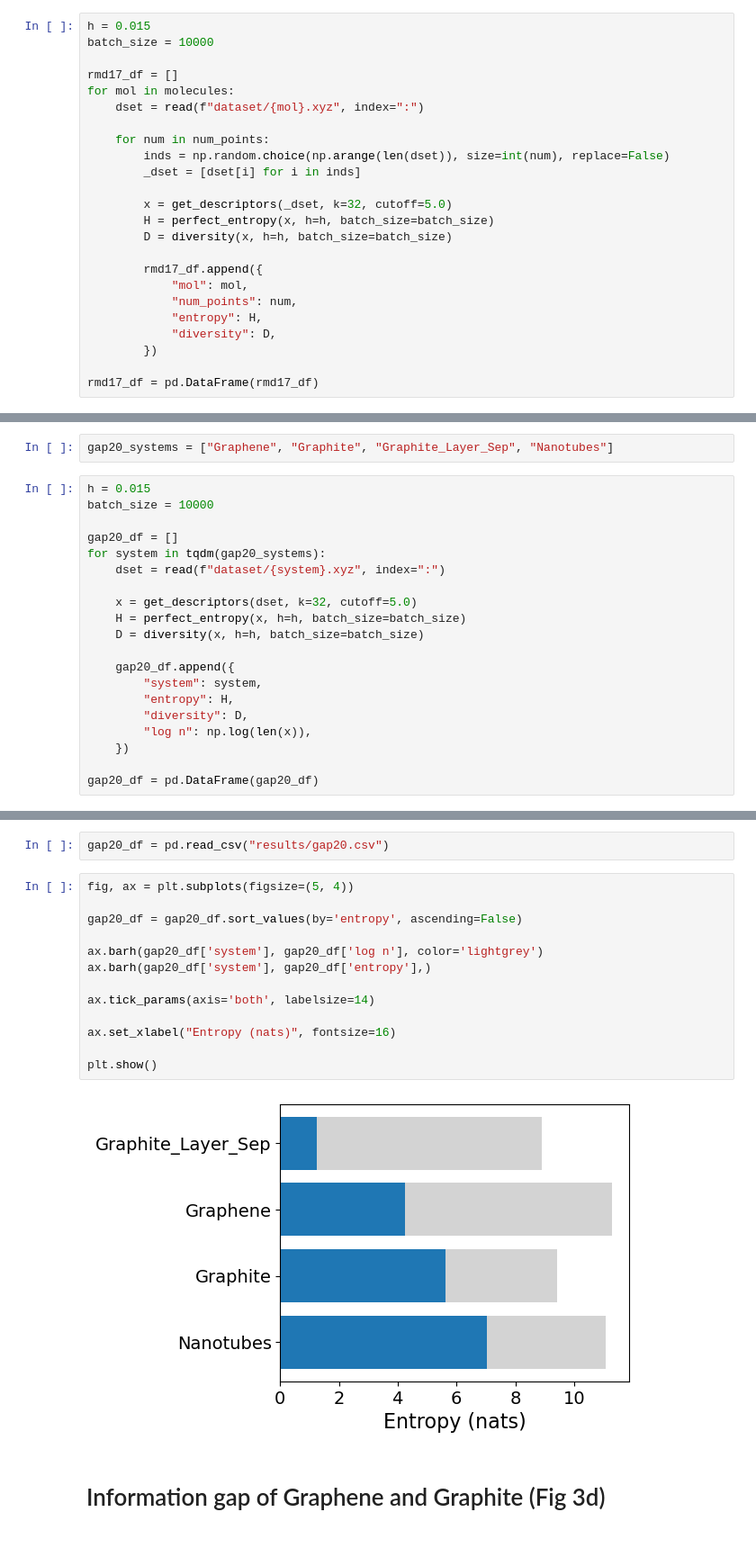
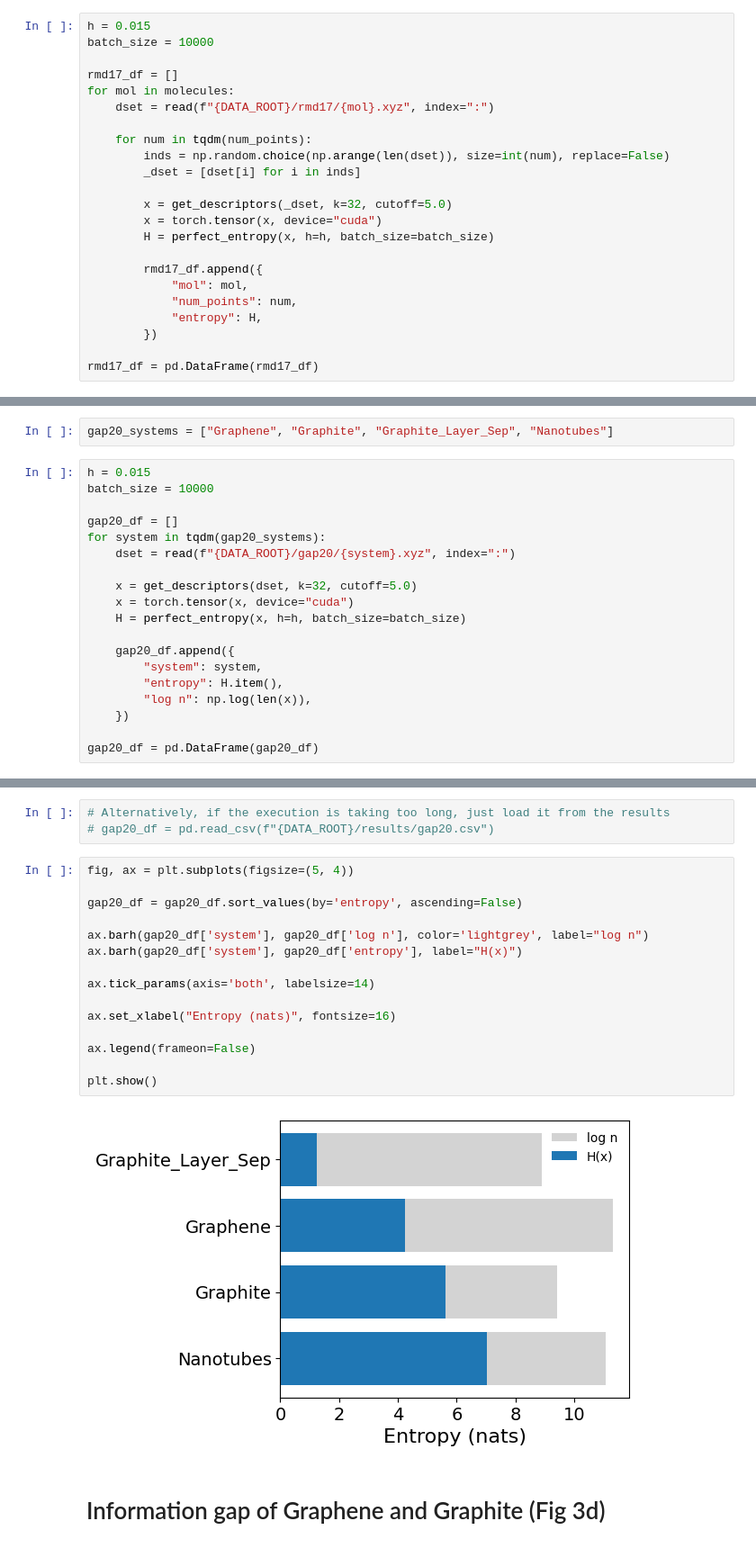
Before and after one commit to dskoda/2024-UChicago-AI-Science, a Jupyter notebook: Tutorial-Entropy-UChicago.ipynb, the cells around one changed output, grey strips where cells are left out. Shown at 90% size. Drawn from its saved outputs; the diff is of its cells as text.

```diff
--- a/Tutorial-Entropy-UChicago.ipynb
+++ b/Tutorial-Entropy-UChicago.ipynb
@@ -19,21 +51,20 @@ batch_size = 10000
 
 rmd17_df = []
 for mol in molecules:
-    dset = read(f"dataset/{mol}.xyz", index=":")
+    dset = read(f"{DATA_ROOT}/rmd17/{mol}.xyz", index=":")
 
-    for num in num_points:
+    for num in tqdm(num_points):
         inds = np.random.choice(np.arange(len(dset)), size=int(num), replace=False)
         _dset = [dset[i] for i in inds]
 
         x = get_descriptors(_dset, k=32, cutoff=5.0)
+        x = torch.tensor(x, device="cuda")
         H = perfect_entropy(x, h=h, batch_size=batch_size)
-        D = diversity(x, h=h, batch_size=batch_size)
 
         rmd17_df.append({
             "mol": mol,
             "num_points": num,
             "entropy": H,
-            "diversity": D,
         })
 
 rmd17_df = pd.DataFrame(rmd17_df)
@@ -69,16 +99,15 @@ batch_size = 10000
 
 gap20_df = []
 for system in tqdm(gap20_systems):
-    dset = read(f"dataset/{system}.xyz", index=":")
+    dset = read(f"{DATA_ROOT}/gap20/{system}.xyz", index=":")
 
     x = get_descriptors(dset, k=32, cutoff=5.0)
+    x = torch.tensor(x, device="cuda")
     H = perfect_entropy(x, h=h, batch_size=batch_size)
-    D = diversity(x, h=h, batch_size=batch_size)
 
     gap20_df.append({
         "system": system,
-        "entropy": H,
-        "diversity": D,
+        "entropy": H.item(),
         "log n": np.log(len(x)),
     })
 
@@ -88,20 +115,23 @@ gap20_df.to_csv("results/gap20.csv")
 # %%
-gap20_df = pd.read_csv("results/gap20.csv")
+# Alternatively, if the execution is taking too long, just load it from the results
+# gap20_df = pd.read_csv(f"{DATA_ROOT}/results/gap20.csv")
 # %%
 fig, ax = plt.subplots(figsize=(5, 4))
 
 gap20_df = gap20_df.sort_values(by='entropy', ascending=False)
 
-ax.barh(gap20_df['system'], gap20_df['log n'], color='lightgrey')
-ax.barh(gap20_df['system'], gap20_df['entropy'],)
+ax.barh(gap20_df['system'], gap20_df['log n'], color='lightgrey', label="log n")
+ax.barh(gap20_df['system'], gap20_df['entropy'], label="H(x)")
 
 ax.tick_params(axis='both', labelsize=14)
 
 ax.set_xlabel("Entropy (nats)", fontsize=16)
 
+ax.legend(frameon=False)
+
 plt.show()
 # %% [output]
-[figure, old version]
+[figure, new version]
 # %% [markdown]
 # Information gap of Graphene and Graphite (Fig 3d)
 # %%
```
Also changed, not shown: parts of 15 cells of this notebook.
